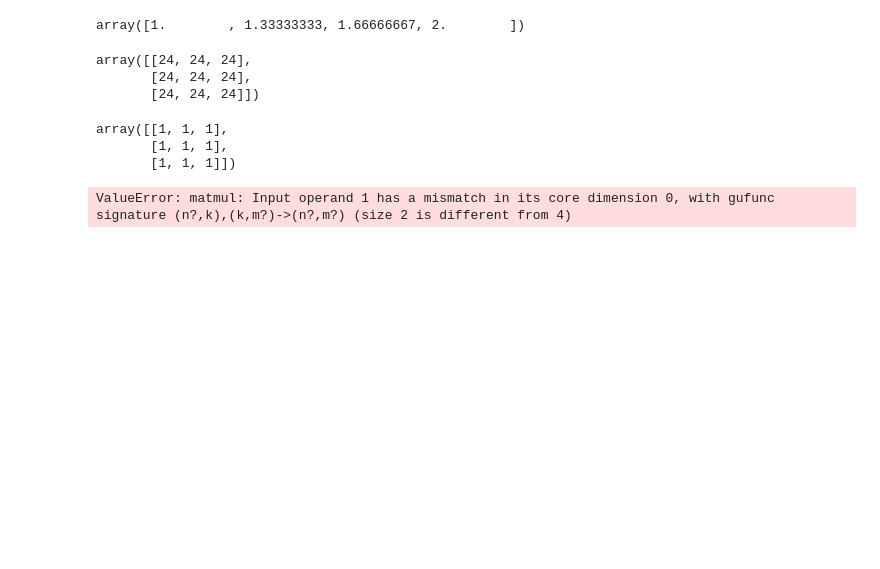
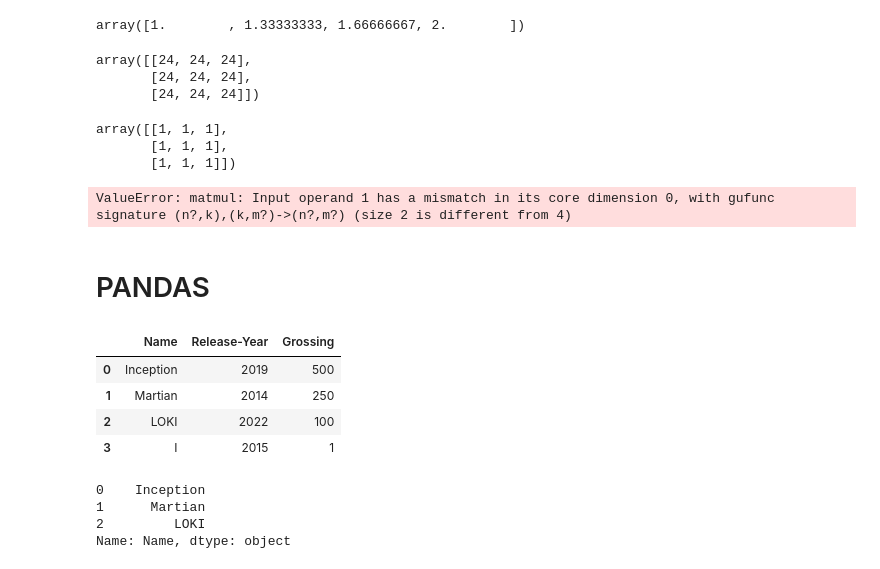
Before and after one commit to SVIGHNESH/my-python-codes, a Jupyter notebook: File Operation/College.ipynb, the cells around one changed output. Saved outputs shown, nothing was run; the diff lists cells and outputs as text; code cells hidden in the pictures; blank space fills up the shorter version.

```diff
--- a/File Operation/College.ipynb
+++ b/File Operation/College.ipynb
@@ -139,3 +139,26 @@ o = np.matmul(m,n)
 o
 # %% [output]
 ValueError: matmul: Input operand 1 has a mismatch in its core dimension 0, with gufunc signature (n?,k),(k,m?)->(n?,m?) (size 2 is different from 4)
+# %% [markdown]
+# PANDAS
+# %%
+import pandas as pd
+movies = {"Name":["Inception","Martian","LOKI","I"],
+          "Release-Year":[2019,2014,2022,2015],
+          "Grossing":[500,250,100,1]}
+
+df = pd.DataFrame(movies)
+df
+# %% [output]
+|  | Name | Release-Year | Grossing |
+| 0 | Inception | 2019 | 500 |
+| 1 | Martian | 2014 | 250 |
+| 2 | LOKI | 2022 | 100 |
+| 3 | I | 2015 | 1 |
+# %%
+df.iloc[0:3,0]
+# %% [output]
+0    Inception
+1      Martian
+2         LOKI
+Name: Name, dtype: object
```
Also changed, not shown: parts of 7 cells of this notebook, 11 other files.
